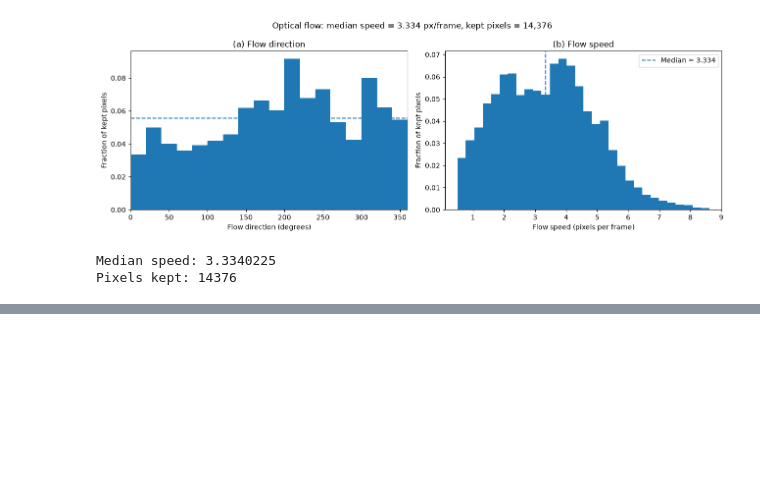
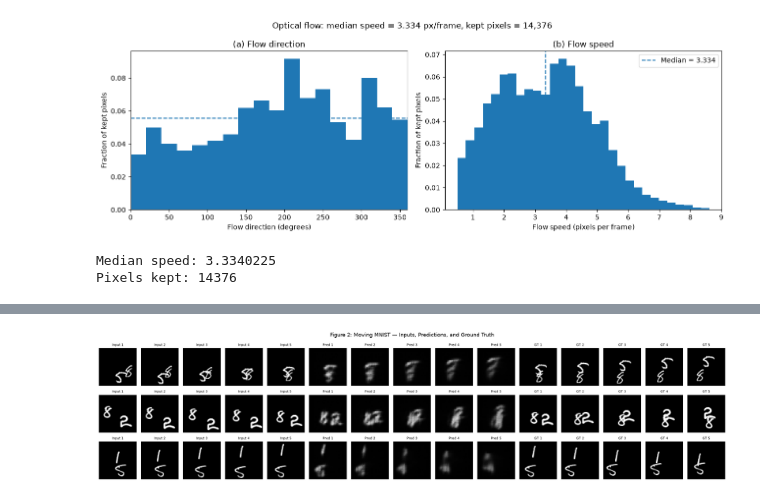
Before and after one commit to obaidhsn/25280049_Assignment2_DL4STG, a Jupyter notebook: 25280049_Question2.ipynb, the cells around one changed output, grey strips where cells are left out. Cells and saved outputs as stored; diff of their text form; code cells hidden in the pictures; blank space fills up the shorter version.

```diff
--- a/25280049_Question2.ipynb
+++ b/25280049_Question2.ipynb
@@ -256,0 +399,4 @@ Pixels kept: 14376
+# %%
+optimizer = torch.optim.Adam(model.parameters(), lr=1e-3)
+batch_size = 32
+epochs = 30
@@ -256,0 +576,6 @@ Pixels kept: 14376
+# %%
+def blank_predictor(x):
+    return torch.zeros_like(x)
+
+def copy_last_predictor(x):
+    return x[:, -1:, :, :, :].expand(-1, 5, -1, -1, -1)
@@ -256,0 +634,10 @@ Pixels kept: 14376
+# %%
+results = {}
+
+results["Blank"] = evaluate_model(
+    blank_predictor, X_test, Y_test, batch_size
+)
+
+results["Copy-last"] = evaluate_model(
+    copy_last_predictor, X_test, Y_test, batch_size
+)
@@ -256,0 +777,70 @@ Pixels kept: 14376
+# %%
+# Load the seed-0 model
+model = ConvLSTMForecaster().to(device)
+model.load_state_dict(
+    torch.load(
+        "trained_models/modelA_seed0.pth",
+        map_location=device,
+        weights_only=True
+    )
+)
+model.eval()
+
+# test_data_tensor has shape (20, 1000, 64, 64)
+# Convert to (1000, 20, 1, 64, 64)
+if test_data_tensor.ndim == 4:
+    test_videos = (
+        test_data_tensor.permute(1, 0, 2, 3)
+        .unsqueeze(2)
+        .contiguous()
+    )
+else:
+    test_videos = test_data_tensor
+
+
+video_indices = [0, 1, 2]
+
+inputs = test_videos[video_indices, :5].float()
+targets = test_videos[video_indices, 5:10].float()
+
+with torch.no_grad():
+    predictions = model(inputs.to(device)).cpu()
+
+inputs = inputs.cpu()
+
+# Plot 3 videos x 15 frames
+fig, axes = plt.subplots(3, 15, figsize=(22, 5.5))
+
+for row in range(3):
+    for col in range(15):
+        ax = axes[row, col]
+
+        if col < 5:
+            frame = inputs[row, col, 0]
+            title = f"Input {col+1}"
+        elif col < 10:
+            frame = predictions[row, col-5, 0]
+            title = f"Pred {col-4}"
+        else:
+            frame = targets[row, col-10, 0]
+            title = f"GT {col-9}"
+
+        ax.imshow(frame.numpy(), cmap="gray", vmin=0, vmax=1)
+        ax.set_title(title, fontsize=8)
+        ax.axis("off")
+
+    axes[row, 0].set_ylabel(
+        f"Test video {video_indices[row]}",
+        fontsize=10
+    )
+
+fig.suptitle(
+    "Figure 2: Moving MNIST — Inputs, Predictions, and Ground Truth",
+    fontsize=13
+)
+
+fig.tight_layout()
+fig.savefig("figures/figure2_predictions.png", dpi=300, bbox_inches="tight")
+plt.show()
+# %% [output]
+[figure, added]
```
Also changed, not shown: parts of 37 cells of this notebook, 8 other files.
